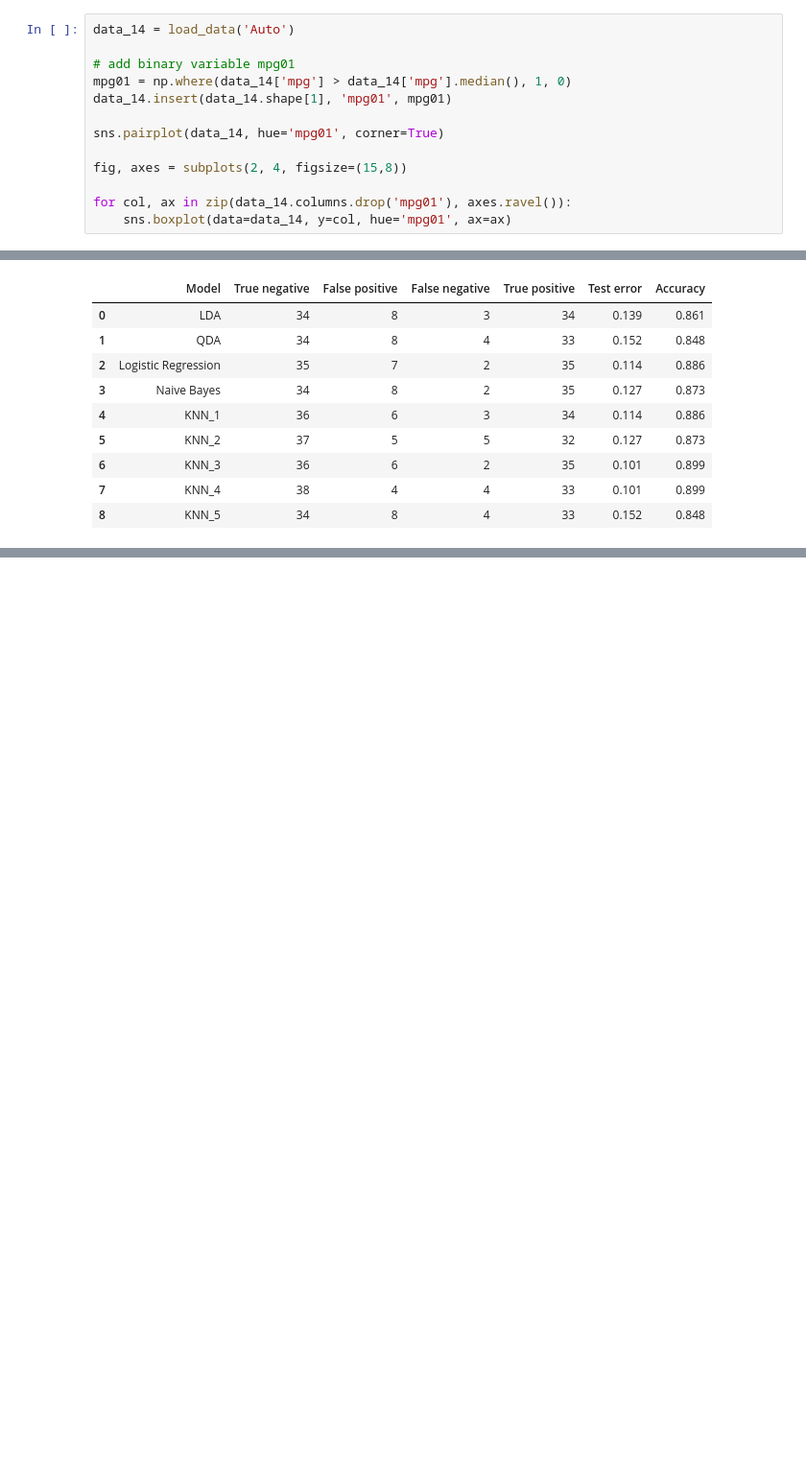
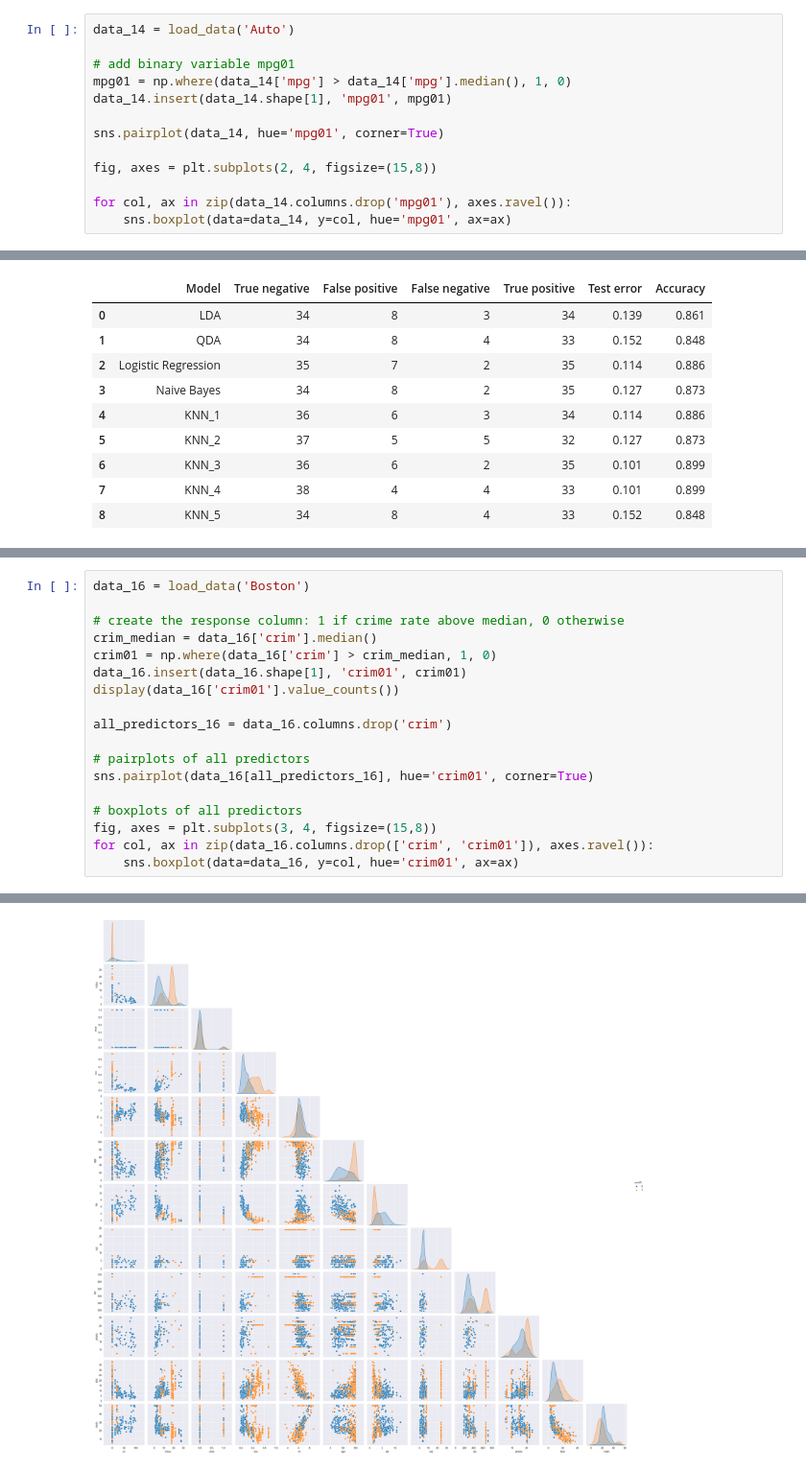
Before and after one commit to nhitran-00/ISL, a Jupyter notebook: chapter_4.ipynb, the cells around one changed output, grey strips where cells are left out. Shown at 96% size. Saved outputs shown, nothing was run; the diff lists cells and outputs as text; blank space fills up the shorter version.

```diff
--- a/chapter_4.ipynb
+++ b/chapter_4.ipynb
@@ -495,7 +495,7 @@ data_14.insert(data_14.shape[1], 'mpg01', mpg01)
 
 sns.pairplot(data_14, hue='mpg01', corner=True)
 
-fig, axes = subplots(2, 4, figsize=(15,8))
+fig, axes = plt.subplots(2, 4, figsize=(15,8))
 
 for col, ax in zip(data_14.columns.drop('mpg01'), axes.ravel()):
     sns.boxplot(data=data_14, y=col, hue='mpg01', ax=ax)
@@ -582,0 +634,19 @@ Additionally, the summary table suggests that while initial data analysis is cru
+# %%
+data_16 = load_data('Boston')
+
+# create the response column: 1 if crime rate above median, 0 otherwise
+crim_median = data_16['crim'].median()
+crim01 = np.where(data_16['crim'] > crim_median, 1, 0)
+data_16.insert(data_16.shape[1], 'crim01', crim01)
+display(data_16['crim01'].value_counts())
+
+all_predictors_16 = data_16.columns.drop('crim')
+
+# pairplots of all predictors
+sns.pairplot(data_16[all_predictors_16], hue='crim01', corner=True)
+
+# boxplots of all predictors
+fig, axes = plt.subplots(3, 4, figsize=(15,8))
+for col, ax in zip(data_16.columns.drop(['crim', 'crim01']), axes.ravel()):
+    sns.boxplot(data=data_16, y=col, hue='crim01', ax=ax)
+# %% [output]
@@ -582,0 +657 @@ Additionally, the summary table suggests that while initial data analysis is cru
+[figure, added]
```
Also changed, not shown: parts of 12 cells of this notebook.
